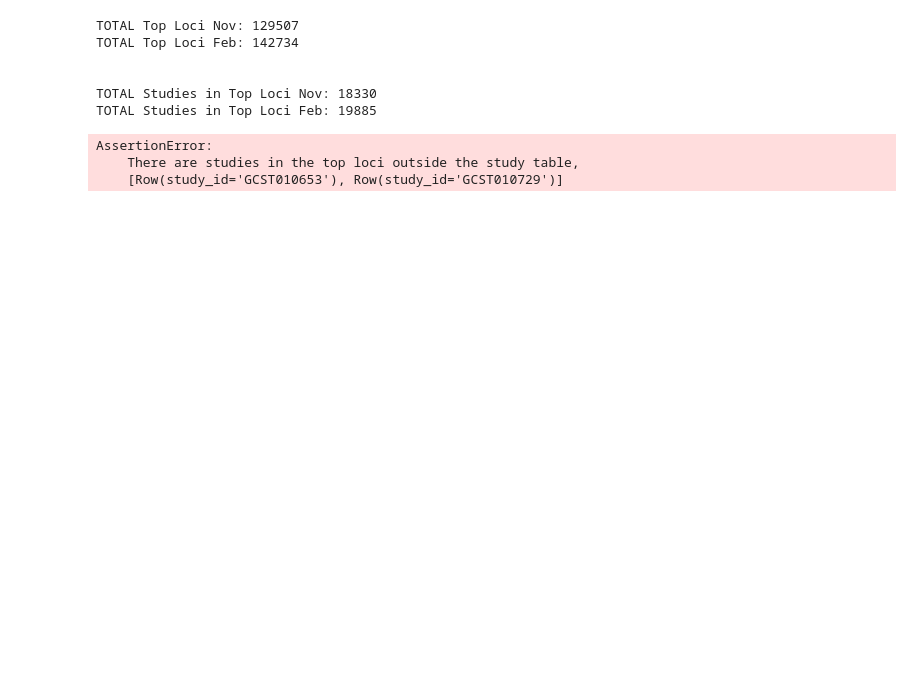
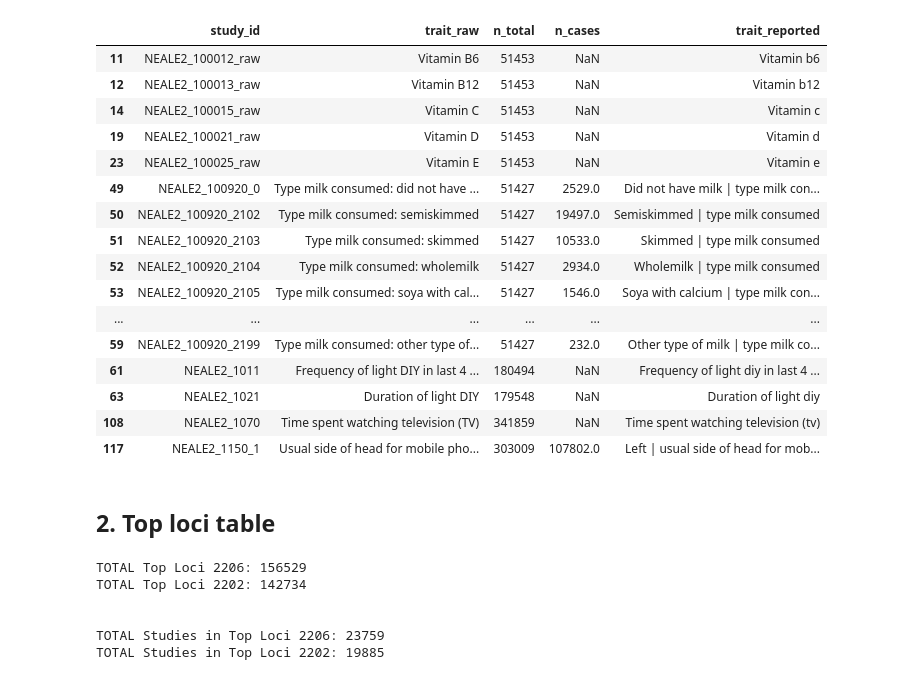
Before and after one commit to ireneisdoomed/random_notebooks, a Jupyter notebook: genetics_exploration/22.02_v2d_exploration.ipynb, the cells around one changed output. Drawn from its saved outputs; the diff is of its cells as text; code cells hidden in the pictures; blank space fills up the shorter version.

```diff
--- a/genetics_exploration/22.02_v2d_exploration.ipynb
+++ b/genetics_exploration/22.02_v2d_exploration.ipynb
@@ -106 +179,53 @@ TOTAL Studies in Top Loci Feb: 19777
+# %%
+import re
+
+def make_trait_reported_string(s_raw):
+    ''' Takes the raw trait name and outputs trnasformed name
+    '''
+
+    # Replace any double spaces with single
+    s_raw = re.sub(r' +', r' ', s_raw)
+
+    # Assert no "|" in trait name
+    assert "|" not in s_raw
+
+    # Split prefix
+    parts = s_raw.split(': ', 1)
+
+    # Move prefix to end if exists
+    if len(parts) == 2:
+        trait = " | ".join([parts[1], parts[0]])
+    else:
+        trait = s_raw
+
+    # Capitalise the frist letter
+    trait = trait.capitalize()
+
+    return trait
+
+manifest['trait_reported'] = (
+        manifest['trait_raw'].apply(make_trait_reported_string)
+    )
+# %%
+manifest.query("trait_reported != trait_raw").head(20)
+# %% [output]
+|  | study_id | trait_raw | n_total | n_cases | trait_reported |
+| 11 | NEALE2_100012_raw | Vitamin B6 | 51453 | NaN | Vitamin b6 |
+| 12 | NEALE2_100013_raw | Vitamin B12 | 51453 | NaN | Vitamin b12 |
+| 14 | NEALE2_100015_raw | Vitamin C | 51453 | NaN | Vitamin c |
+| 19 | NEALE2_100021_raw | Vitamin D | 51453 | NaN | Vitamin d |
+| 23 | NEALE2_100025_raw | Vitamin E | 51453 | NaN | Vitamin e |
+| 49 | NEALE2_100920_0 | Type milk consumed: did not have ... | 51427 | 2529.0 | Did not have milk | type milk con... |
+| 50 | NEALE2_100920_2102 | Type milk consumed: semiskimmed | 51427 | 19497.0 | Semiskimmed | type milk consumed |
+| 51 | NEALE2_100920_2103 | Type milk consumed: skimmed | 51427 | 10533.0 | Skimmed | type milk consumed |
+| 52 | NEALE2_100920_2104 | Type milk consumed: wholemilk | 51427 | 2934.0 | Wholemilk | type milk consumed |
+| 53 | NEALE2_100920_2105 | Type milk consumed: soya with cal... | 51427 | 1546.0 | Soya with calcium | type milk con... |
+| ... | ... | ... | ... | ... | ... |
+| 59 | NEALE2_100920_2199 | Type milk consumed: other type of... | 51427 | 232.0 | Other type of milk | type milk co... |
+| 61 | NEALE2_1011 | Frequency of light DIY in last 4 ... | 180494 | NaN | Frequency of light diy in last 4 ... |
+| 63 | NEALE2_1021 | Duration of light DIY | 179548 | NaN | Duration of light diy |
+| 108 | NEALE2_1070 | Time spent watching television (TV) | 341859 | NaN | Time spent watching television (tv) |
+| 117 | NEALE2_1150_1 | Usual side of head for mobile pho... | 303009 | 107802.0 | Left | usual side of head for mob... |
+# %% [markdown]
+## 2. Top loci table
 # %%
@@ -109,31 +234,27 @@ toploci_feb = toploci_feb.withColumn('variant', F.concat(F.col('chrom'), F.lit('
 # %%
-print('TOTAL Top Loci Nov:', toploci_nov.select('variant').distinct().count())
-print('TOTAL Top Loci Feb:', toploci_feb.select('variant').distinct().count())
+print('TOTAL Top Loci 2206:', toploci_2206.select('variant').distinct().count())
+print('TOTAL Top Loci 2202:', toploci_2202.select('variant').distinct().count())
 print('\n')
 
-print('TOTAL Studies in Top Loci Nov:', toploci_nov.select('study_id').distinct().count())
-print('TOTAL Studies in Top Loci Feb:', toploci_feb.select('study_id').distinct().count())
+print('TOTAL Studies in Top Loci 2206:', toploci_2206.select('study_id').distinct().count())
+print('TOTAL Studies in Top Loci 2202:', toploci_2202.select('study_id').distinct().count())
 # %% [output]
-TOTAL Top Loci Nov: 129507
-TOTAL Top Loci Feb: 142734
+TOTAL Top Loci 2206: 156529
+TOTAL Top Loci 2202: 142734
 
 
-TOTAL Studies in Top Loci Nov: 18330
-TOTAL Studies in Top Loci Feb: 19885
+TOTAL Studies in Top Loci 2206: 23759
+TOTAL Studies in Top Loci 2202: 19885
 # %%
 if (
     # Assert there are no studies in the toploci outside the study table
-    toploci_feb.select('study_id').join(study_feb, on='study_id', how='left_anti').distinct().count() > 0
+    toploci_2206.select('study_id').join(study_2206, on='study_id', how='left_anti').distinct().count() > 0
 ):
-    errors = toploci_feb.select('study_id').join(study_feb, on='study_id', how='left_anti').distinct().collect()
+    errors = toploci_2206.select('study_id').join(study_2206, on='study_id', how='left_anti').distinct().collect()
     raise AssertionError (f'''
     There are studies in the top loci outside the study table,
     {errors}
     ''')
-# %% [output]
-AssertionError:
-    There are studies in the top loci outside the study table,
-    [Row(study_id='GCST010653'), Row(study_id='GCST010729')]
 # %%
 # Do the inverse check
 
```
Also changed, not shown: parts of 21 cells of this notebook.
